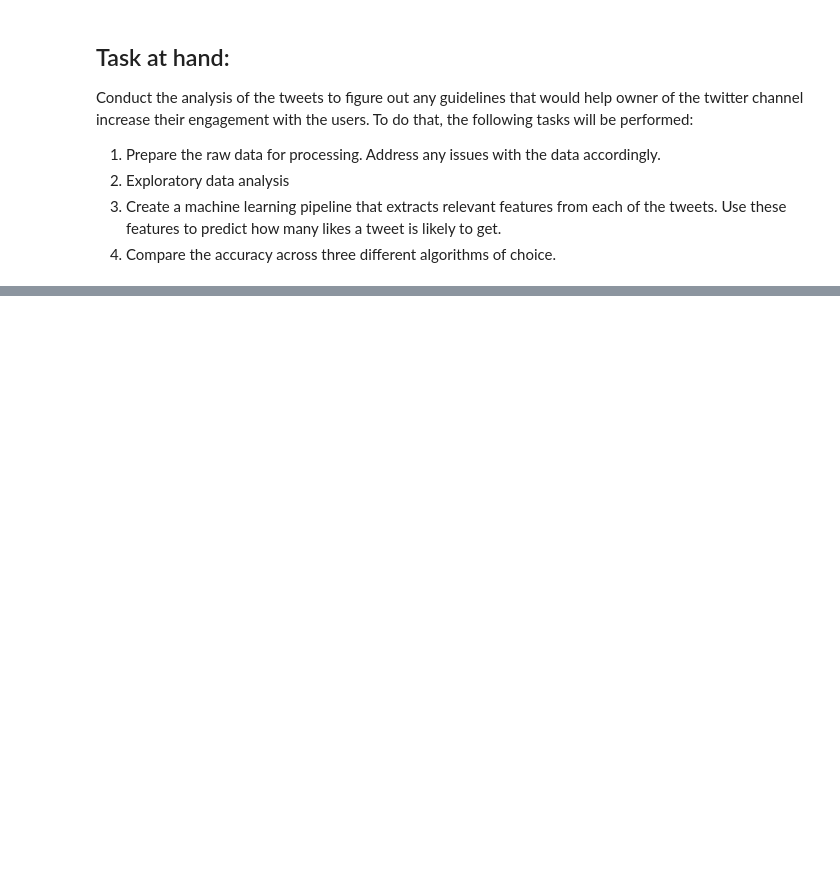
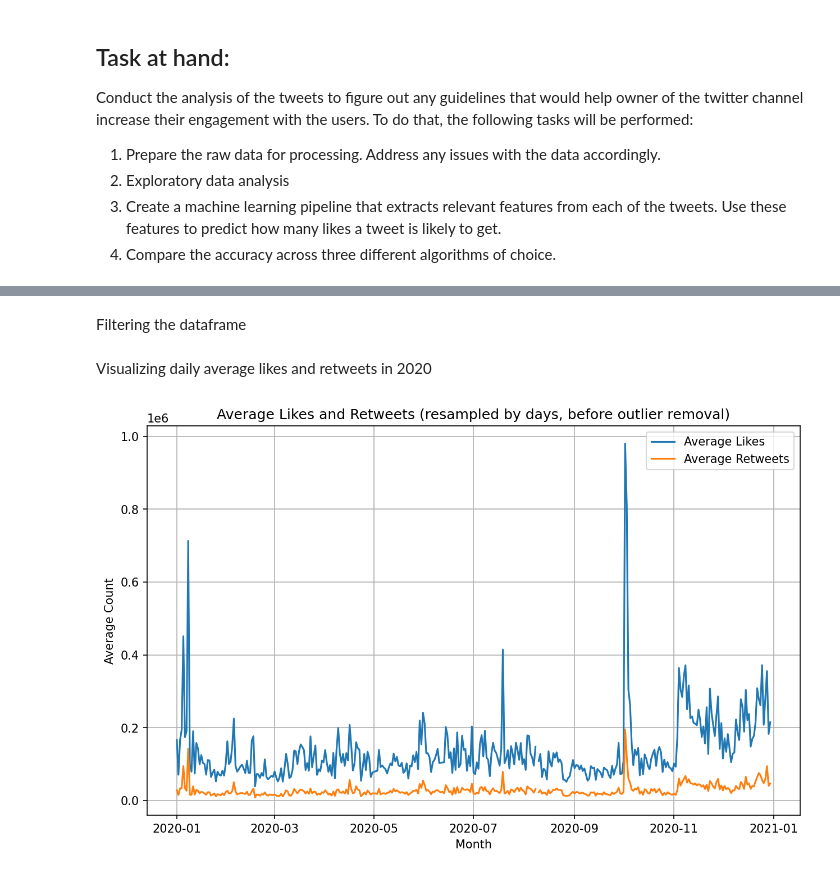
Before and after one commit to nickpostovoi/codingchallenges, a Jupyter notebook: Text Mining and Twitter/tmt_code.ipynb, the cells around one changed output, grey strips where cells are left out. Cells and saved outputs as stored; diff of their text form; code cells hidden in the pictures; blank space fills up the shorter version.

```diff
--- a/Text Mining and Twitter/tmt_code.ipynb
+++ b/Text Mining and Twitter/tmt_code.ipynb
@@ -27,0 +66,24 @@ C:\Users\ggnik\AppData\Local\Programs\Microsoft VS Code
+# %% [markdown]
+Filtering the dataframe
+# %%
+# filtering the dataframe to include only the tweets for year 2020
+data = data[(data['date'] >= pd.to_datetime('2020-01-01')) & (data['date'] <= pd.to_datetime('2020-12-31'))]
+# filtering out the retweets (contain RT tag)
+data = data[~data['text'].str.contains('RT', case=False)]
+# %% [markdown]
+Visualizing daily average likes and retweets in 2020
+# %%
+#resample the data by day and compute the averages
+monthly_mean = data[['likes', 'retweets', 'date']].resample('D', on='date').mean()
+#plot the data
+plt.figure(figsize=(10, 6), dpi=150)
+plt.plot(monthly_mean.index, monthly_mean['likes'], label='Average Likes')
+plt.plot(monthly_mean.index, monthly_mean['retweets'], label='Average Retweets')
+plt.xlabel('Month')
+plt.ylabel('Average Count')
+plt.title('Average Likes and Retweets (resampled by days, before outlier removal)')
+plt.grid(True)
+plt.legend()
+plt.show()
+# %% [output]
+[figure, added]
```
Also changed, not shown: parts of 64 cells of this notebook, 2 other files.
